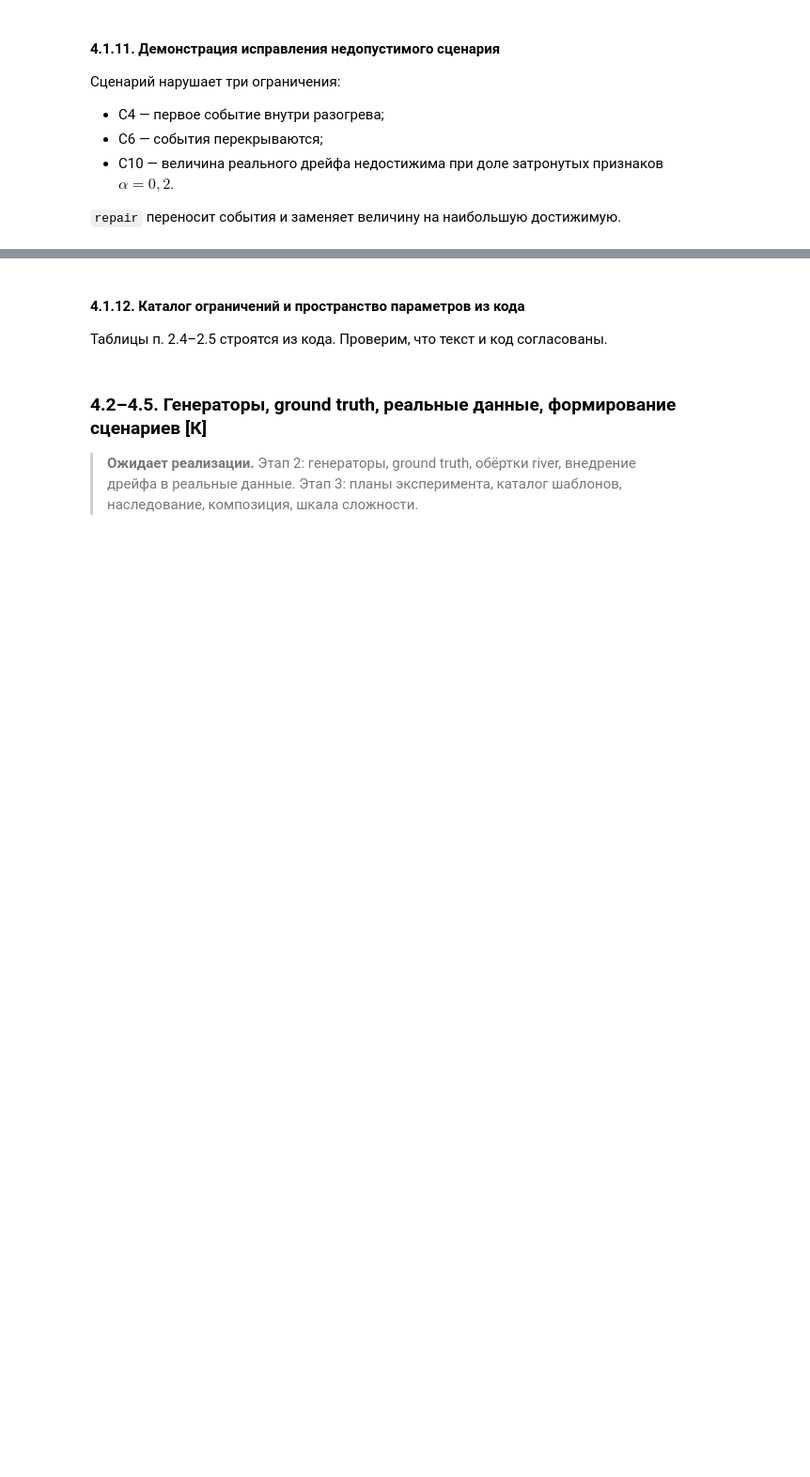
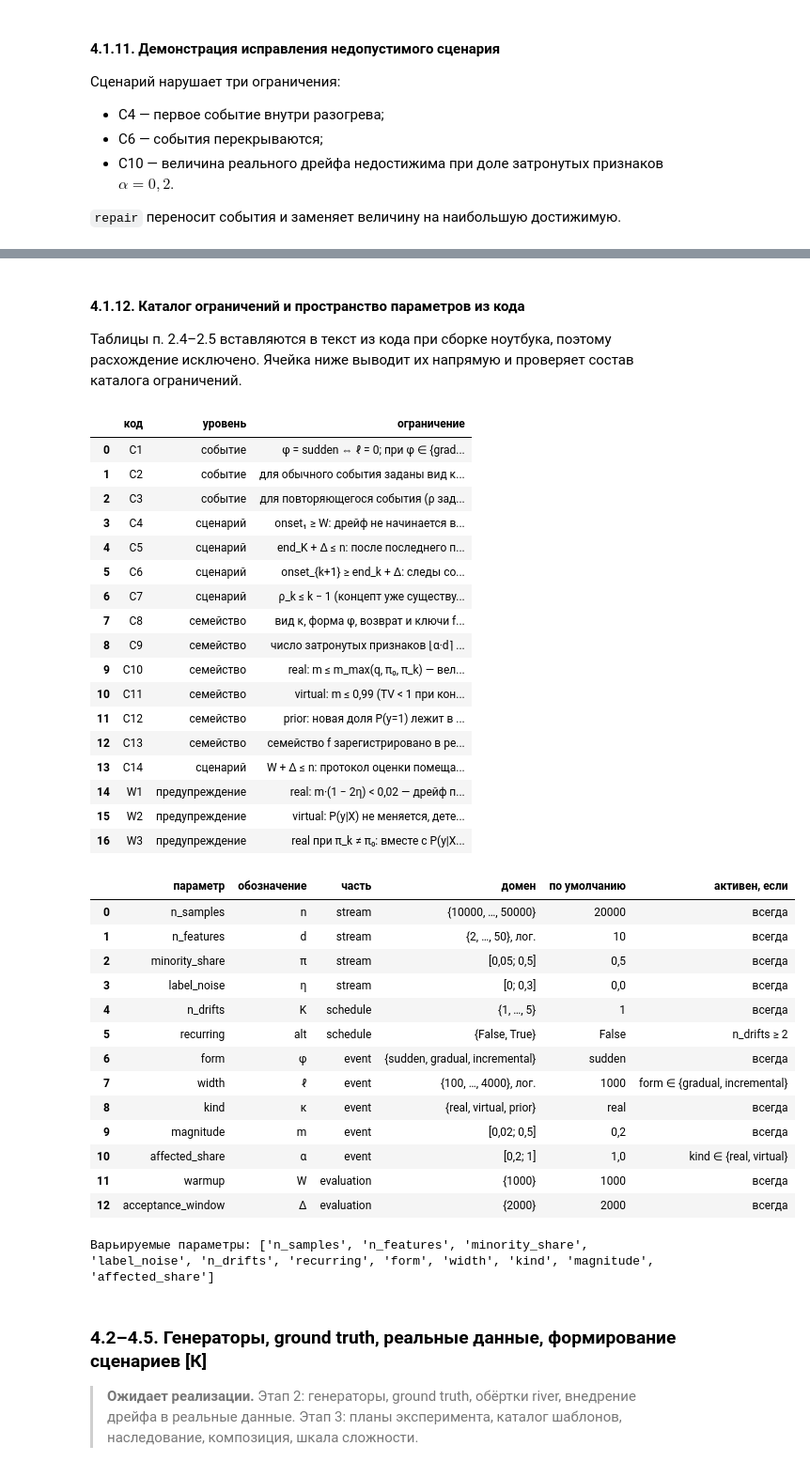
Before and after one commit to kolha733/Final-Project, a Jupyter notebook: vkr/VKR_Budaev_Garifzyanov.ipynb, the cells around one changed output, grey strips where cells are left out. Shown at 94% size. Cells and saved outputs as stored; diff of their text form; code cells hidden in the pictures; blank space fills up the shorter version.

```diff
--- a/vkr/VKR_Budaev_Garifzyanov.ipynb
+++ b/vkr/VKR_Budaev_Garifzyanov.ipynb
@@ -3647,26 +4357,35 @@ calib_rng = np.random.default_rng(GLOBAL_SEED)
 errors = []
 for i in range(2000):
     d_i = int(calib_rng.integers(4, 40))
-    kind = calib_rng.choice(["real", "virtual", "prior"])
+    kind = str(calib_rng.choice(["real", "virtual", "prior"]))
     pi0 = float(calib_rng.uniform(0.05, 0.5))
     alpha = float(calib_rng.uniform(2.5 / d_i, 1.0))
+    events = []
+    prior = pi0
+    if calib_rng.random() < 0.5:  # предшествующий prior-дрейф: π_k ≠ π₀
+        shift = float(calib_rng.uniform(0.05, 0.9 - pi0))
+        events.append({"position": 5_000, "kind": "prior", "magnitude": shift})
+        prior = pi0 + shift
     if kind == "real":
         k_aff = sem.affected_count(alpha, d_i)
-        upper = sem.max_real_severity(k_aff / d_i, pi0, pi0)
+        upper = sem.max_real_severity(k_aff / d_i, pi0, prior)
     elif kind == "virtual":
         upper = sem.MAX_VIRTUAL_MAGNITUDE
     else:
-        upper = 1 - 0.01 - pi0
+        upper = max(1 - 0.01 - prior, prior - 0.01)
     m = float(calib_rng.uniform(0.01, 1.0) * upper)
+    events.append({"position": 12_000, "kind": kind, "magnitude": m, "affected_share": alpha})
     spec_i = ScenarioSpec(
         stream=StreamSpec(n_features=d_i, minority_share=pi0, concept_seed=i),
-        events=({"position": 10_000, "kind": kind, "magnitude": m, "affected_share": alpha},),
+        events=tuple(events),
     )
-    g = sem.build_chain(spec_i).geometry[0]
-    errors.append({"вид": kind, "ошибка": abs(g.realized[kind] - m),
+    g = sem.build_chain(spec_i).geometry[-1]
+    errors.append({"вид": kind, "после prior": len(events) == 2,
+                   "ошибка": abs(g.realized[kind] - m),
                    "посторонние компоненты": sum(v for key, v in g.realized.items() if key != kind)})
 calib = pd.DataFrame(errors)
-summary = calib.groupby("вид").agg(событий=("ошибка", "size"), max_ошибка=("ошибка", "max"),
-                                   max_посторонние=("посторонние компоненты", "max"))
+summary = calib.groupby(["вид", "после prior"]).agg(
+    событий=("ошибка", "size"), max_ошибка=("ошибка", "max"),
+    max_посторонние=("посторонние компоненты", "max"))
 display(summary)
 assert calib["ошибка"].max() < 1e-8 and calib["посторонние компоненты"].max() < 1e-8
@@ -3700,20 +4442,54 @@ display(pd.DataFrame([{"k": k, "onset": e.onset, "end": e.end, "вид": e.kind.
 # %% [markdown]
 #### 4.1.12. Каталог ограничений и пространство параметров из кода
 
-Таблицы п. 2.4–2.5 строятся из кода. Проверим, что текст и код согласованы.
+Таблицы п. 2.4–2.5 вставляются в текст из кода при сборке ноутбука, поэтому расхождение исключено. Ячейка ниже выводит их напрямую и проверяет состав каталога ограничений.
 # %%
 from scendrift.scenario.report import CONSTRAINTS
 from scendrift.scenario.space import DEFAULT_SPACE
 
 constraints_table = pd.DataFrame(
     [(code, level, text) for code, (level, text) in CONSTRAINTS.items()],
     columns=["код", "уровень", "ограничение"],
 )
 display(constraints_table)
-assert list(CONSTRAINTS) == [f"C{i}" for i in range(1, 14)] + ["W1", "W2"]
+assert list(CONSTRAINTS) == [f"C{i}" for i in range(1, 15)] + ["W1", "W2", "W3"]
 space_table = pd.DataFrame(DEFAULT_SPACE.table())
 display(space_table[["параметр", "обозначение", "часть", "домен", "по умолчанию", "активен, если"]])
 print("Варьируемые параметры:", DEFAULT_SPACE.free_names())
+# %% [output]
+|  | код | уровень | ограничение |
+| 0 | C1 | событие | φ = sudden ⇔ ℓ = 0; при φ ∈ {grad... |
+| 1 | C2 | событие | для обычного события заданы вид κ... |
+| 2 | C3 | событие | для повторяющегося события (ρ зад... |
+| 3 | C4 | сценарий | onset₁ ≥ W: дрейф не начинается в... |
+| 4 | C5 | сценарий | end_K + Δ ≤ n: после последнего п... |
+| 5 | C6 | сценарий | onset_{k+1} ≥ end_k + Δ: следы со... |
+| 6 | C7 | сценарий | ρ_k ≤ k − 1 (концепт уже существу... |
+| 7 | C8 | семейство | вид κ, форма φ, возврат и ключи f... |
+| 8 | C9 | семейство | число затронутых признаков ⌊α·d⌉ ... |
+| 9 | C10 | семейство | real: m ≤ m_max(q, π₀, π_k) — вел... |
+| 10 | C11 | семейство | virtual: m ≤ 0,99 (TV < 1 при кон... |
+| 11 | C12 | семейство | prior: новая доля P(y=1) лежит в ... |
+| 12 | C13 | семейство | семейство f зарегистрировано в ре... |
+| 13 | C14 | сценарий | W + Δ ≤ n: протокол оценки помеща... |
+| 14 | W1 | предупреждение | real: m·(1 − 2η) < 0,02 — дрейф п... |
+| 15 | W2 | предупреждение | virtual: P(y|X) не меняется, дете... |
+| 16 | W3 | предупреждение | real при π_k ≠ π₀: вместе с P(y|X... |
+|  | параметр | обозначение | часть | домен | по умолчанию | активен, если |
+| 0 | n_samples | n | stream | {10000, …, 50000} | 20000 | всегда |
+| 1 | n_features | d | stream | {2, …, 50}, лог. | 10 | всегда |
+| 2 | minority_share | π | stream | [0,05; 0,5] | 0,5 | всегда |
+| 3 | label_noise | η | stream | [0; 0,3] | 0,0 | всегда |
+| 4 | n_drifts | K | schedule | {1, …, 5} | 1 | всегда |
+| 5 | recurring | alt | schedule | {False, True} | False | n_drifts ≥ 2 |
+| 6 | form | φ | event | {sudden, gradual, incremental} | sudden | всегда |
+| 7 | width | ℓ | event | {100, …, 4000}, лог. | 1000 | form ∈ {gradual, incremental} |
+| 8 | kind | κ | event | {real, virtual, prior} | real | всегда |
+| 9 | magnitude | m | event | [0,02; 0,5] | 0,2 | всегда |
+| 10 | affected_share | α | event | [0,2; 1] | 1,0 | kind ∈ {real, virtual} |
+| 11 | warmup | W | evaluation | {1000} | 1000 | всегда |
+| 12 | acceptance_window | Δ | evaluation | {2000} | 2000 | всегда |
+Варьируемые параметры: ['n_samples', 'n_features', 'minority_share', 'label_noise', 'n_drifts', 'recurring', 'form', 'width', 'kind', 'magnitude', 'affected_share']
 # %% [markdown]
 ### 4.2–4.5. Генераторы, ground truth, реальные данные, формирование сценариев [К]
 
```
Also changed, not shown: parts of 66 cells of this notebook, 34 other files.
